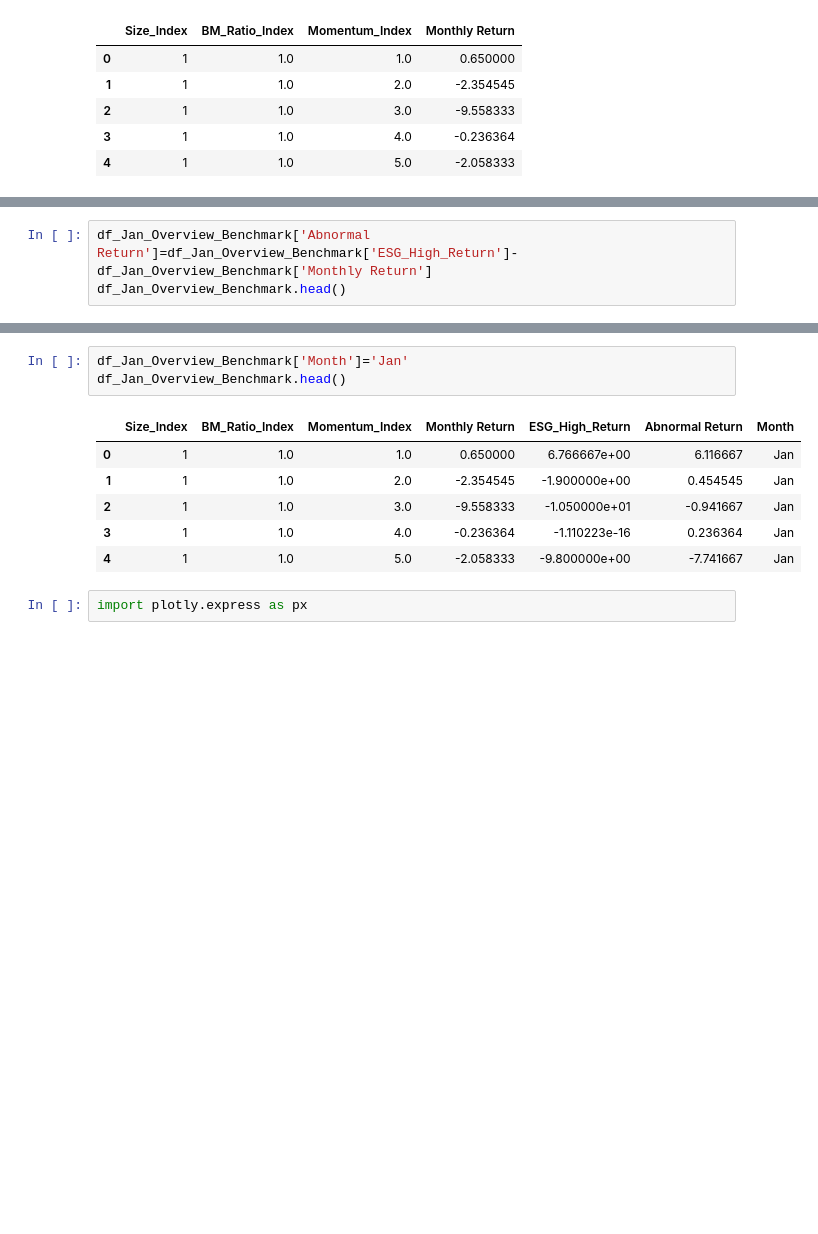
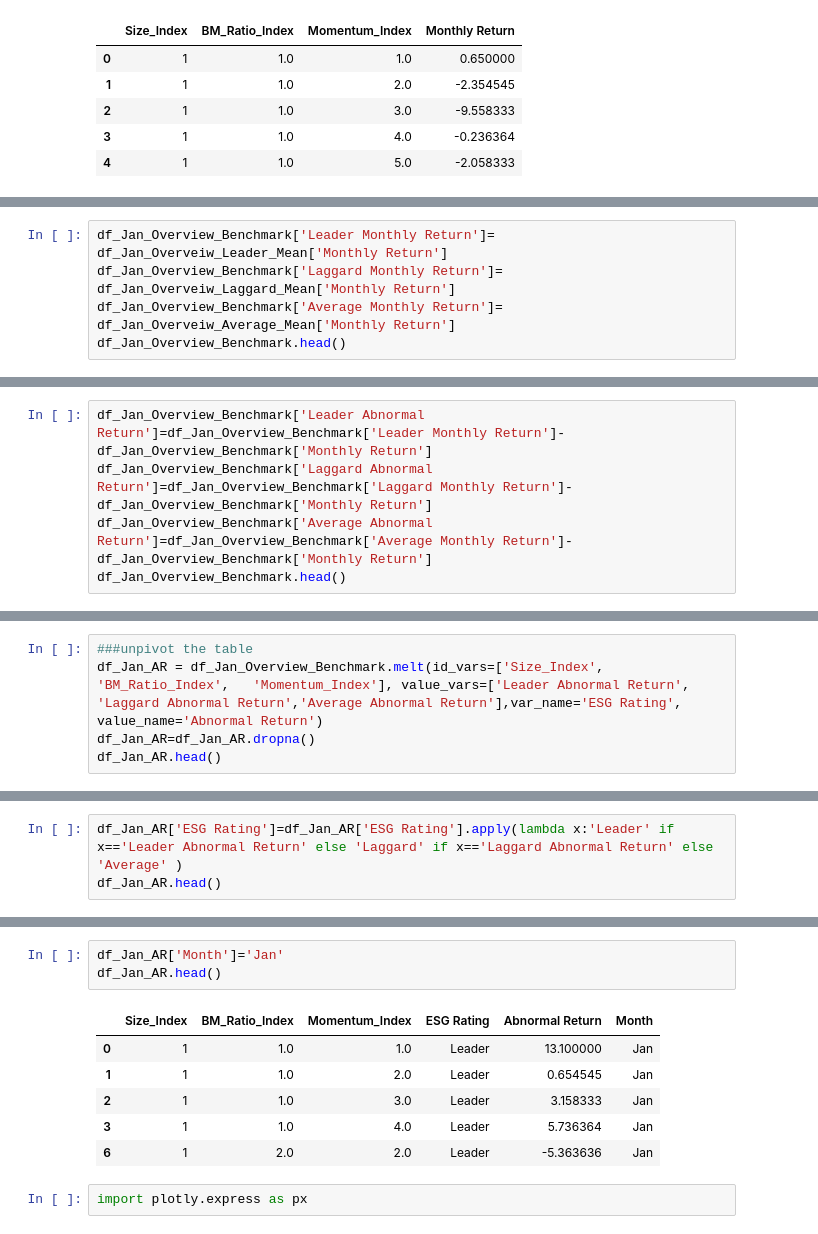
Before and after one commit to sunshineluyao/ESG_with_benchmark, a Jupyter notebook: Categorization/ESG_Categorization_Jan.ipynb, the cells around one changed output, grey strips where cells are left out. Drawn from its saved outputs; the diff is of its cells as text; blank space fills up the shorter version.

```diff
--- a/Categorization/ESG_Categorization_Jan.ipynb
+++ b/Categorization/ESG_Categorization_Jan.ipynb
@@ -239,4 +250,6 @@ df_Jan_Overview_Benchmark.head()
 # %%
-df_Jan_Overview_Benchmark['Abnormal Return']=df_Jan_Overview_Benchmark['ESG_High_Return']-df_Jan_Overview_Benchmark['Monthly Return']
+df_Jan_Overview_Benchmark['Leader Monthly Return']= df_Jan_Overveiw_Leader_Mean['Monthly Return']
+df_Jan_Overview_Benchmark['Laggard Monthly Return']= df_Jan_Overveiw_Laggard_Mean['Monthly Return']
+df_Jan_Overview_Benchmark['Average Monthly Return']= df_Jan_Overveiw_Average_Mean['Monthly Return']
 df_Jan_Overview_Benchmark.head()
 # %% [output]
@@ -248,0 +262,5 @@ df_Jan_Overview_Benchmark.head()
+# %%
+df_Jan_Overview_Benchmark['Leader Abnormal Return']=df_Jan_Overview_Benchmark['Leader Monthly Return']-df_Jan_Overview_Benchmark['Monthly Return']
+df_Jan_Overview_Benchmark['Laggard Abnormal Return']=df_Jan_Overview_Benchmark['Laggard Monthly Return']-df_Jan_Overview_Benchmark['Monthly Return']
+df_Jan_Overview_Benchmark['Average Abnormal Return']=df_Jan_Overview_Benchmark['Average Monthly Return']-df_Jan_Overview_Benchmark['Monthly Return']
+df_Jan_Overview_Benchmark.head()
@@ -248,0 +274,5 @@ df_Jan_Overview_Benchmark.head()
+# %%
+###unpivot the table
+df_Jan_AR = df_Jan_Overview_Benchmark.melt(id_vars=['Size_Index', 'BM_Ratio_Index',	'Momentum_Index'], value_vars=['Leader Abnormal Return', 'Laggard Abnormal Return','Average Abnormal Return'],var_name='ESG Rating', value_name='Abnormal Return')
+df_Jan_AR=df_Jan_AR.dropna()
+df_Jan_AR.head()
@@ -248,0 +286,3 @@ df_Jan_Overview_Benchmark.head()
+# %%
+df_Jan_AR['ESG Rating']=df_Jan_AR['ESG Rating'].apply(lambda x:'Leader' if x=='Leader Abnormal Return' else 'Laggard' if x=='Laggard Abnormal Return' else 'Average' )
+df_Jan_AR.head()
@@ -249,13 +296,13 @@ df_Jan_Overview_Benchmark.head()
 # %%
-df_Jan_Overview_Benchmark['Month']='Jan'
-df_Jan_Overview_Benchmark.head()
+df_Jan_AR['Month']='Jan'
+df_Jan_AR.head()
 # %% [output]
-|  | Size_Index | BM_Ratio_Index | Momentum_Index | Monthly Return | ESG_High_Return | Abnormal Return | Month |
-| 0 | 1 | 1.0 | 1.0 | 0.650000 | 6.766667e+00 | 6.116667 | Jan |
-| 1 | 1 | 1.0 | 2.0 | -2.354545 | -1.900000e+00 | 0.454545 | Jan |
-| 2 | 1 | 1.0 | 3.0 | -9.558333 | -1.050000e+01 | -0.941667 | Jan |
-| 3 | 1 | 1.0 | 4.0 | -0.236364 | -1.110223e-16 | 0.236364 | Jan |
-| 4 | 1 | 1.0 | 5.0 | -2.058333 | -9.800000e+00 | -7.741667 | Jan |
+|  | Size_Index | BM_Ratio_Index | Momentum_Index | ESG Rating | Abnormal Return | Month |
+| 0 | 1 | 1.0 | 1.0 | Leader | 13.100000 | Jan |
+| 1 | 1 | 1.0 | 2.0 | Leader | 0.654545 | Jan |
+| 2 | 1 | 1.0 | 3.0 | Leader | 3.158333 | Jan |
+| 3 | 1 | 1.0 | 4.0 | Leader | 5.736364 | Jan |
+| 6 | 1 | 2.0 | 2.0 | Leader | -5.363636 | Jan |
 # %%
 import plotly.express as px
 # %%
```
Also changed, not shown: parts of 21 cells of this notebook.
